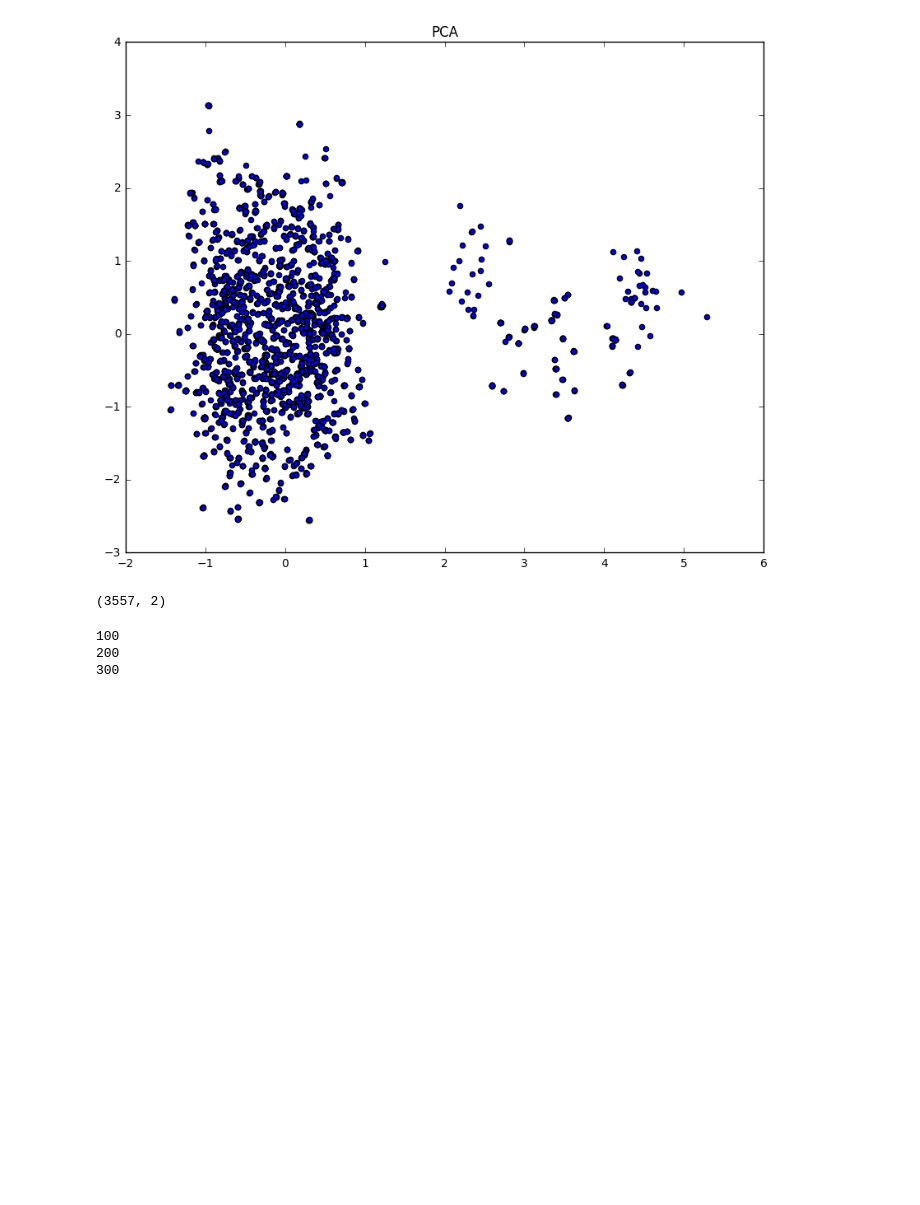
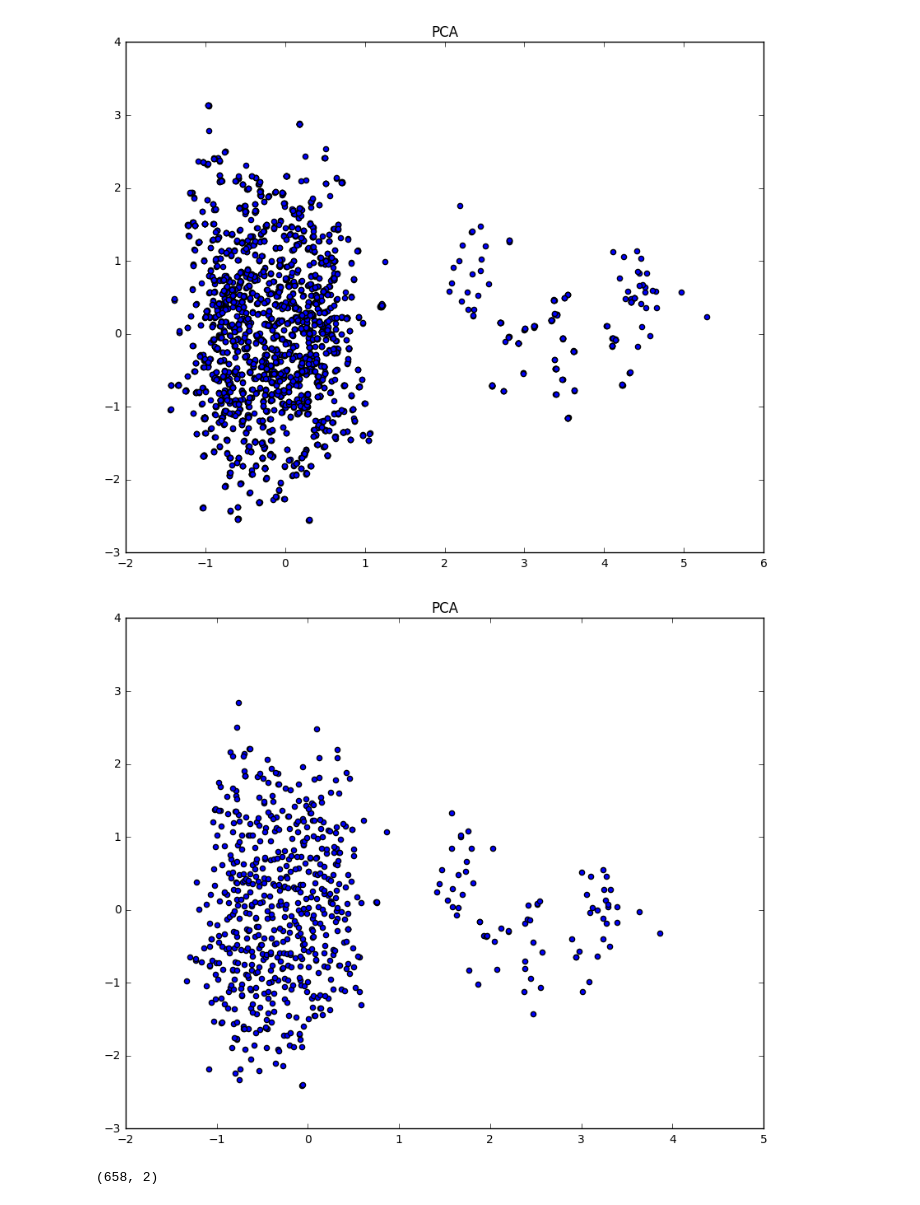
Before and after one commit to jacklxc/VAST2015, a Jupyter notebook: VAST2015.ipynb, the cells around one changed output. Cells and saved outputs as stored; diff of their text form; code cells hidden in the pictures; blank space fills up the shorter version.

Commit message:
Reduced repetitive data

```diff
--- a/VAST2015.ipynb
+++ b/VAST2015.ipynb
@@ -76,7 +76,39 @@ X_r, kmeans = doPCA(toPCA)
 plot_PCA(X_r)
 # %% [output]
 [figure]
+# %%
+dx = 0.1
+width = 8
+height = 7
+slot = np.zeros((int(width/dx),int(height/dx)),dtype=np.int)
+for i in range(len(IDlist)):
+    X = X_r[i,0]
+    Y = X_r[i,1]
+    x = int((X+2)/dx)
+    y = int((Y+3)/dx)
+    if slot[x,y]==0:
+        slot[x,y] = IDlist[i]
+# %%
+reduced_IDlist = []
+for i in range(slot.shape[0]):
+    for j in range(slot.shape[1]):
+        if slot[i,j]!=0:
+            reduced_IDlist.append(str(slot[i,j]))
+# %%
+toPCA = np.zeros((0,78))
+IDlist = []
+for ID in reduced_IDlist:
+    visitor = visitors[ID]
+    aggregated = visitor.aggregate_data()
+    toPCA = np.append(toPCA, aggregated, axis=0)
+    IDlist.append(int(ID))
+# %%
+X_r, kmeans = doPCA(toPCA)
+# %%
+plot_PCA(X_r)
+# %% [output]
+[figure, added]
 # %%
 X_r.shape
 # %% [output]
-(3557, 2)
+(658, 2)
@@ -88,16 +122,12 @@ for i in range(len(IDlist)):
 # %%
 routes = np.zeros((0,7),dtype=np.int)
 counter = 0
-for ID in IDs:
+for ID in minimumIDs:
     counter += 1
     if counter%100==0:
         print counter
     route = visitors[ID].route()
     routes = np.append(routes,route,axis=0)
-# %% [output]
-100
-200
-300
 # %%
 routes.shape
 # %% [output]
```
Also changed, not shown: parts of 5 cells of this notebook, 16 other files.
